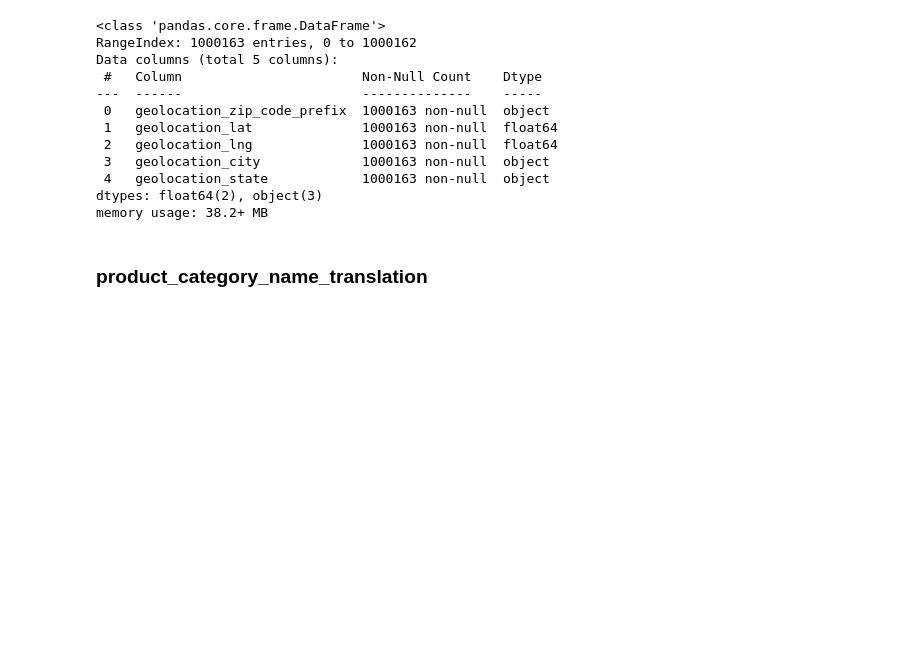
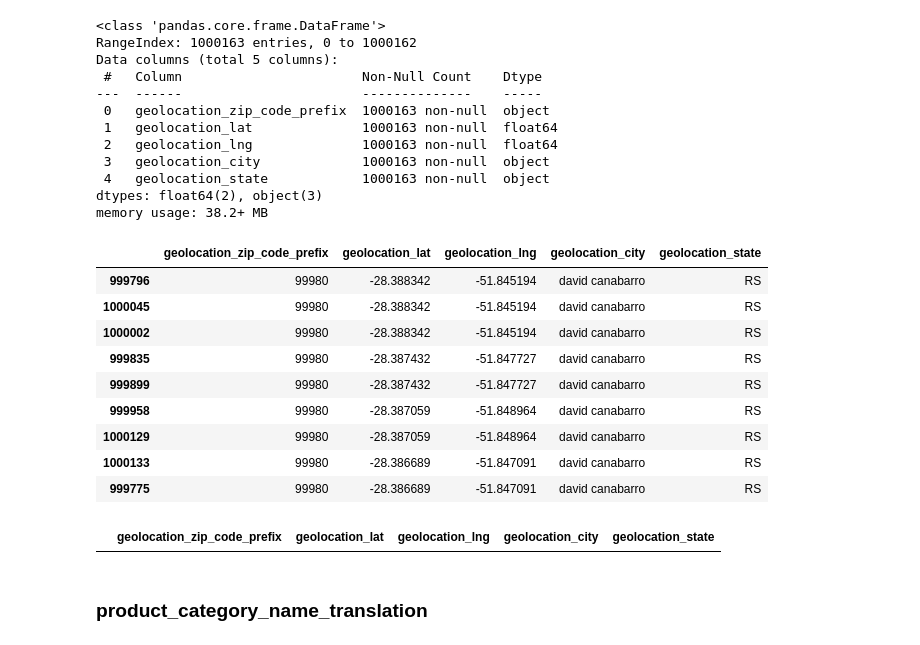
Before and after one commit to pathilink/triggo-ai_case, a Jupyter notebook: notebook/triggo_ai_prep.ipynb, the cells around one changed output. Cells and saved outputs as stored; diff of their text form; code cells hidden in the pictures; blank space fills up the shorter version.

Commit message:
Create full table

```diff
--- a/notebook/triggo_ai_prep.ipynb
+++ b/notebook/triggo_ai_prep.ipynb
@@ -22,5 +32,8 @@ import glob
 # %% [output]
 Drive already mounted at /content/drive; to attempt to forcibly remount, call drive.mount("/content/drive", force_remount=True).
+# %%
+# display all columns
+pd.set_option('display.max_columns', None)
 # %% [markdown]
 ## Data
 # %%
@@ -610,3 +658,25 @@ Data columns (total 5 columns):
  4   geolocation_state            1000163 non-null  object
 dtypes: float64(2), object(3)
 memory usage: 38.2+ MB
+# %%
+# removes accents and special characters
+# all lowercase
+geolocation_df_['geolocation_city'] = geolocation_df_['geolocation_city'].apply(lambda x: unidecode(str(x)).lower())
+# %%
+# all uppercase
+geolocation_df_['geolocation_state'] = geolocation_df_['geolocation_state'].apply(lambda x: unidecode(str(x)).upper())
+# %%
+# checks for duplicate lines
+geolocation_df_[geolocation_df_.duplicated(keep=False)].sort_values(by='geolocation_zip_code_prefix') \
+.query('geolocation_zip_code_prefix == "99980"').sort_values(by='geolocation_lat')
+# %% [output]
+|  | geolocation_zip_code_prefix | geolocation_lat | geolocation_lng | geolocation_city | geolocation_state |
+| 999796 | 99980 | -28.388342 | -51.845194 | david canabarro | RS |
+| 1000045 | 99980 | -28.388342 | -51.845194 | david canabarro | RS |
+| 1000002 | 99980 | -28.388342 | -51.845194 | david canabarro | RS |
+| 999835 | 99980 | -28.387432 | -51.847727 | david canabarro | RS |
+| 999899 | 99980 | -28.387432 | -51.847727 | david canabarro | RS |
+| 999958 | 99980 | -28.387059 | -51.848964 | david canabarro | RS |
+| 1000129 | 99980 | -28.387059 | -51.848964 | david canabarro | RS |
+| 1000133 | 99980 | -28.386689 | -51.847091 | david canabarro | RS |
+| 999775 | 99980 | -28.386689 | -51.847091 | david canabarro | RS |
@@ -613,3 +685,8 @@ memory usage: 38.2+ MB
+# %%
+# check again
+geolocation_df_[geolocation_df_.duplicated(keep=False)].sort_values(by='geolocation_zip_code_prefix')
+# %% [output]
+|  | geolocation_zip_code_prefix | geolocation_lat | geolocation_lng | geolocation_city | geolocation_state |
 # %% [markdown]
 ### product_category_name_translation
 # %%
```
Also changed, not shown: parts of 24 cells of this notebook.
